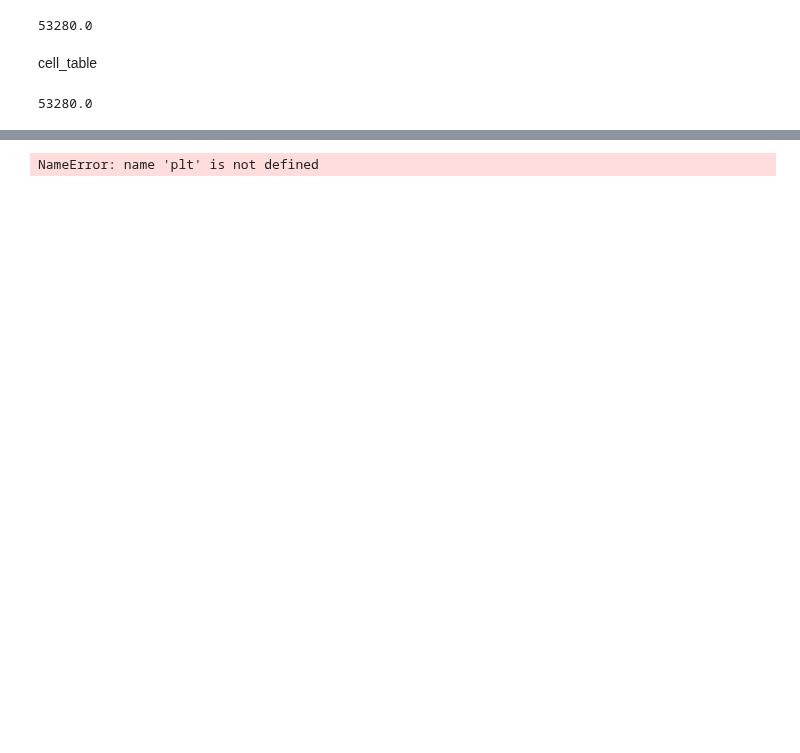
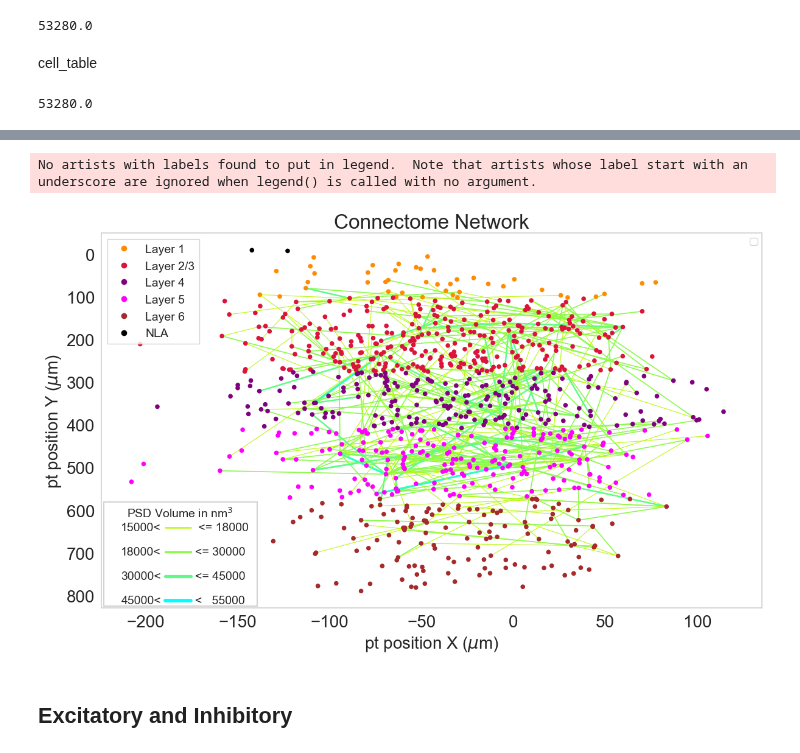
Before and after one commit to Jawagnercarena/Assembly_Organization, a Jupyter notebook: AssemblyPaperFigures/FigureCode/Figure5/connectivity_graph_code_cell_assemblies.ipynb, the cells around one changed output, grey strips where cells are left out. Drawn from its saved outputs; the diff is of its cells as text; code cells hidden in the pictures; blank space fills up the shorter version.

Commit message:
Fully Updated Figure 3 with discussed changes, and updated all subplots as well.

```diff
--- a/AssemblyPaperFigures/FigureCode/Figure5/connectivity_graph_code_cell_assemblies.ipynb
+++ b/AssemblyPaperFigures/FigureCode/Figure5/connectivity_graph_code_cell_assemblies.ipynb
@@ -397,55 +853,55 @@ import seaborn as sns
 # %%
 
 
-fig, ax = plt.subplots(figsize=(12,8))
+
+
+fig, ax = plt.subplots(figsize=(14,8))
 
 
 nx.draw(G, pos,
         width=list(weights),
         edge_color=colors,
-        with_labels=False,node_size=10,
+        with_labels=False,node_size=20,
         node_color=color_map, ax= ax)
 limits=plt.axis('on') # turns on axis
 
 
 
 #-------Add layers to plot----------
-y_values = [max_p2_l1, max_p2_l23,max_p2_l4,  max_p2_l5,  max_p2_l6]
-#y_values= [100, 270, 400,  550, 750]
+#y_values = [max_p2_l1, max_p2_l23,max_p2_l4,  max_p2_l5,  max_p2_l6]
+y_values= [100, 270, 400,  550, 750]
 labels = ['Layer 1', 'Layer 23', 'Layer 4', 'Layer 5', 'Layer 6']
 
 ax = plt.gca()
 offset = 1.5
-# Add horizontal lines and labels
-for y, label in zip(y_values, labels):
-    ax.axhline(y=y, color='chocolate', linestyle='--', linewidth=1)
-    #x = ax.get_x()
-    x_min, x_max = ax.get_xlim()
-    ax.text(x_max - offset,y - offset, label, color='black', fontsize=12, ha='right', va='bottom')
 
 #---------------------------------
 
+
 # Create custom legend handles for nodes
 legend_elements = [
-    Line2D([0], [0], marker='o', color='w', markerfacecolor='blue', markersize=8, label='Assembly cells'),
-    Line2D([0], [0], marker='o', color='w', markerfacecolor='red', markersize=8, label='Non-assembly cells'),
-    Line2D([0], [0], marker='o', color='w', markerfacecolor='grey', markersize=8, label='Not co-registered cells'),
-    # Line2D([0], [0], marker='_', color='w', markerfacecolor='green', markersize=10, label='Assembly cells'),
+    Line2D([0], [0], marker='o', color='w', markerfacecolor='darkorange', markersize=8, label='Layer 1'),
+    Line2D([0], [0], marker='o', color='w', markerfacecolor='crimson', markersize=8, label='Layer 2/3'),
+    Line2D([0], [0], marker='o', color='w', markerfacecolor='purple', markersize=8, label='Layer 4'),
+    Line2D([0], [0], marker='o', color='w', markerfacecolor='magenta', markersize=8, label='Layer 5'),
+    Line2D([0], [0], marker='o', color='w', markerfacecolor='brown', markersize=8, label='Layer 6'),
+    Line2D([0], [0], marker='o', color='w', markerfacecolor='black', markersize=8, label='NLA')
+    # Line2D([0], [0], marker='_', color='w', markerfacecolor='gree', markersize=10, label='Assembly cells'),
     # Line2D([0], [0], marker='_', color='w', markerfacecolor='b', markersize=10, label='Non-assembly cells'),
     # Line2D([0], [0], marker='_', color='w', markerfacecolor='y', markersize=10, label='Assembly cells'),
     # Line2D([0], [0], marker='_', color='w', markerfacecolor='m', markersize=10, label='Non-assembly cells')
 ]
 
 # Add the legend to the plot
-node_legend = ax.legend(handles=legend_elements, loc='upper left', fontsize='12', fancybox = False)  #fancybox=false to prevent rounded corners
+node_legend = ax.legend(handles=legend_elements, loc='upper left', fontsize='14', fancybox = False)  #fancybox=false to prevent rounded corners
 #node_legend.set_ed
 
 # Create custom legend handles for edges
 edge_legend_elements = [
-    Line2D([0], [0], color=colorFader(c1, c2, 3/4), lw=2),
-    Line2D([0], [0], color=colorFader(c1, c2, 2/4),lw=1.5),
-    Line2D([0], [0], color=colorFader(c1, c2, 1/4),lw=1),
-     Line2D([0], [0], color=colorFader(c1, c2, 0), lw=0.5)
+    Line2D([0], [0], color=colorFader(c1, c2, 4/4), lw=4.2),
+    Line2D([0], [0], color=colorFader(c1, c2, 2/4),lw=3.8),
+    Line2D([0], [0], color=colorFader(c1, c2, 1/4),lw=2.4),
+     Line2D([0], [0], color=colorFader(c1, c2, 0), lw=1.8)
 ]
 
 
@@ -470,7 +926,7 @@ y_coord = 0.125  # Value to adjust the distance from bottom
 y_step_size = 0.05  # To maintain the vertical space between the four lines
 
 title = (r"PSD Volume in nm$^{3}$")
-fig.text(x_coord, y_coord + 0.18, title, fontsize=10.5, verticalalignment='center', horizontalalignment='left', fontweight='normal')
+fig.text(x_coord - 0.025 , y_coord + 0.18, title, fontsize=14, verticalalignment='center', horizontalalignment='left', fontweight='normal')
 
 for i, (legend_element, label) in enumerate(zip(edge_legend_elements, edge_labels)):
     y_pos = y_coord + i * y_step_size
@@ -478,54 +934,59 @@ for i, (legend_element, label) in enumerate(zip(edge_legend_elements, edge_label
     #Using fig. instead of ax. allows it to align with the figure. Prevents the shrinking of the main figure.
 
     # Position text before the legend
-    fig.text(x_coord - 0.012, y_pos, label.split(' ')[0], fontsize=9.5, verticalalignment='center', horizontalalignment='right')
+    fig.text(x_coord + 0.015 , y_pos, label.split(' ')[0], fontsize=14, verticalalignment='center', horizontalalignment='right')
 
     # Position the legend element
-    fig.add_artist(Line2D([x_coord, x_coord + 0.1], [y_pos, y_pos], color=legend_element.get_color(), lw=legend_element.get_linewidth()))
+    fig.add_artist(Line2D([x_coord + 0.02, x_coord + 0.05], [y_pos, y_pos], color=legend_element.get_color(), lw=legend_element.get_linewidth()))
 
     # Position text after the legend
-    fig.text(x_coord + 0.11, y_pos, ' '.join(label.split(' ')[2:]), fontsize=9.5, verticalalignment='center', horizontalalignment='left')
+    fig.text(x_coord + 0.055, y_pos, ' '.join(label.split(' ')[2:]), fontsize=14, verticalalignment='center', horizontalalignment='left')
 
 #create the boundary box for edge legends
 box_x = x_coord + 0.048 # add to move to right and subtract to move left
 box_y = y_coord + 0.089 # add to move above the bottom
-box_width = 0.0126 #adjust width of the box
-box_height = 0.014 #adjust the height of the box
+box_width = -0.02 # .000000000005 #adjust width of the box
+box_height =0.014 #adjust the height of the box
 
 
 box = FancyBboxPatch((box_x, box_y), box_width, box_height,
                      boxstyle="square,pad=0.1", edgecolor='lightgrey', facecolor='white', linewidth=1.5,
                      transform=fig.transFigure, zorder=1)
 fig.patches.append(box)
 
 
 
 #########trial method for text legend combo - did not work (use label.split() instead)#############
 # ax.annotate('1: Conn 1: ', xy=(1.05, 0.9), xycoords='axes fraction', color='black', fontsize=12, ha='left', va='center'),
 # ax.annotate('-'*2, xy=(1.24, 0.9), xycoords='axes fraction', color='red', fontsize=12, ha='left', va='center'),
 # ax.annotate('1: Conn 1: ', xy=(1.5, 0.9), xycoords='axes fraction', color='black', fontsize=12, ha='left', va='center'),
 
 
 # Show the plot
 
 #add both node and edge legends
 ax.add_artist(node_legend)  # Add the node legend first
 #ax.add_artist(edge_legend)
 
 #invert axis to get Layer 6 at bottom
 ax.invert_yaxis()
 #ax.invert_xaxis()
 
-ax.tick_params(left=True, bottom=True, labelleft=True, labelbottom=True)
+ax.tick_params(left=True, bottom=True, labelleft=True, labelbottom=True, labelsize = 20, pad = 8, length = 0)
 ax.legend(markerfirst = False)
+for spine in ax.spines.values():
+    spine.set_edgecolor('lightgray')  # Set the boundary color to gray
 # Customize with Seaborn styles if needed
 sns.set_theme(style="white")
 
-plt.xlabel(r'pt position X ($\mu$m)')
-plt.ylabel(r'pt position Y ($\mu$m)')
-plt.title('Connectome Network')
+plt.xlabel(r'pt position X ($\mu$m)', fontsize = 20)
+plt.ylabel(r'pt position Y ($\mu$m)', fontsize = 20)
+plt.title('Connectome Network', fontsize = 24)
 plt.autoscale()
-plt.savefig('connectivity_plot_corrected_sns.png', dpi=1200)
+plt.savefig('connectivity_plot_nodes_by_layers_no_bnd.png', dpi=1200)
 plt.show()
 # %% [output]
-NameError: name 'plt' is not defined
+No artists with labels found to put in legend.  Note that artists whose label start with an underscore are ignored when legend() is called with no argument.
+[figure, added]
+# %% [markdown]
+## Excitatory and Inhibitory
```
Also changed, not shown: parts of 57 cells of this notebook, 41 other files.
